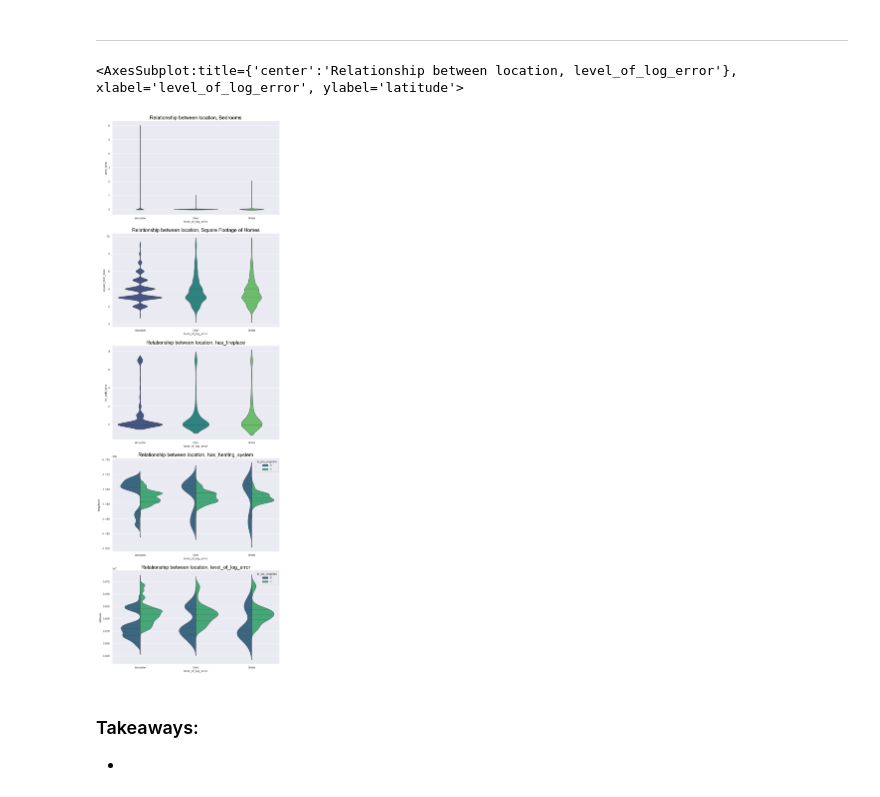
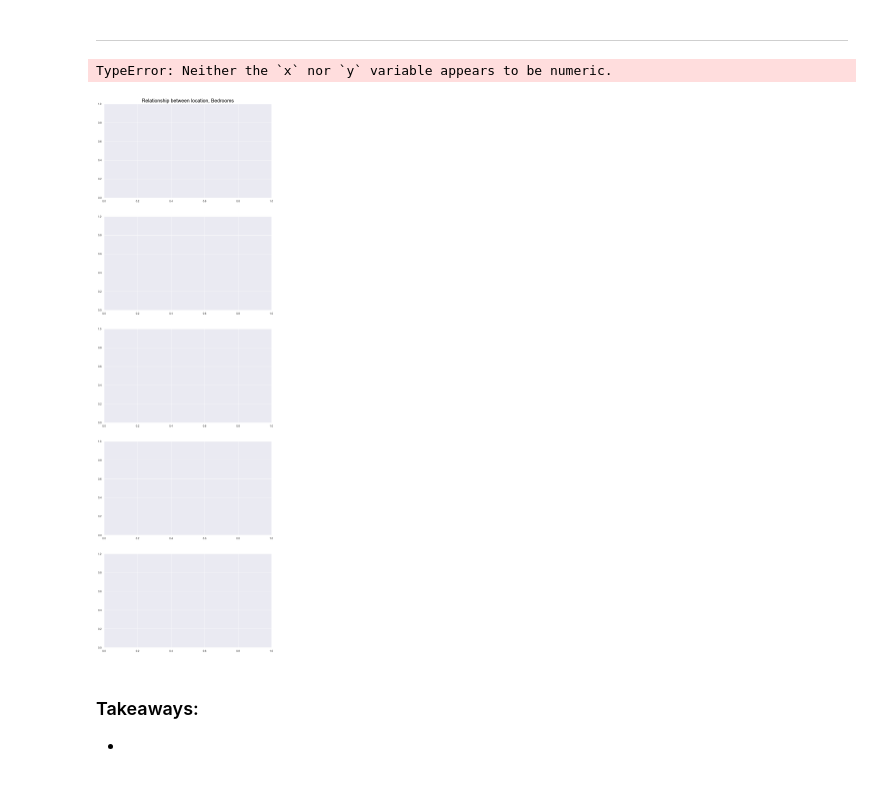
Before and after one commit to Zillow-Project/zillow_project_2021, a Jupyter notebook: Caitlyn/explore.ipynb, the cells around one changed output. Drawn from its saved outputs; the diff is of its cells as text; code cells hidden in the pictures.

```diff
--- a/Caitlyn/explore.ipynb
+++ b/Caitlyn/explore.ipynb
@@ -222,36 +222,36 @@ sns.set(style="darkgrid")
 
 plt.subplot(5,1,1)
 plt.title("Relationship between location, Bedrooms", size=20, color='black')
-sns.violinplot(y='acre_bins', x='level_of_log_error', data=train,
+sns.violinplot(y='acres', x='level_of_log_error', data=train,
                inner="quart", linewidth=1,
                palette='viridis', split=True)
 
 plt.subplot(5,1,2)
 plt.title("Relationship between location, Square Footage of Homes", size=20, color='black')
 sns.violinplot(y='square_feet_bins', x='level_of_log_error', data=train,
                inner="quart", linewidth=1,
                palette='viridis')
 
 plt.subplot(5,1,3)
 plt.title("Relationship between location, has_fireplace", size=20, color='black')
 sns.violinplot(x='level_of_log_error', y='lot_sqft_bins', data=train,
                inner="quart", linewidth=1,
                palette='viridis', split=True)
 
 plt.subplot(5,1,4)
 plt.title("Relationship between location, has_heating_system", size=20, color='black')
 sns.violinplot(x='level_of_log_error', y='longitude', hue='in_los_angeles', data=train,
                inner="quart", linewidth=1,
                palette='viridis', split=True)
 
 plt.subplot(5,1,5)
 plt.title("Relationship between location, level_of_log_error", size=20, color='black')
 sns.violinplot(x='level_of_log_error', y='latitude', hue='in_los_angeles', data=train,
                inner="quart", linewidth=1,
                palette='viridis', split=True)
 # %% [output]
-<AxesSubplot:title={'center':'Relationship between location, level_of_log_error'}, xlabel='level_of_log_error', ylabel='latitude'>
+TypeError: Neither the `x` nor `y` variable appears to be numeric.
-[figure, old version]
+[figure, new version]
 # %% [markdown]
 ### Takeaways:
 -
```
Also changed, not shown: parts of 16 cells of this notebook.
